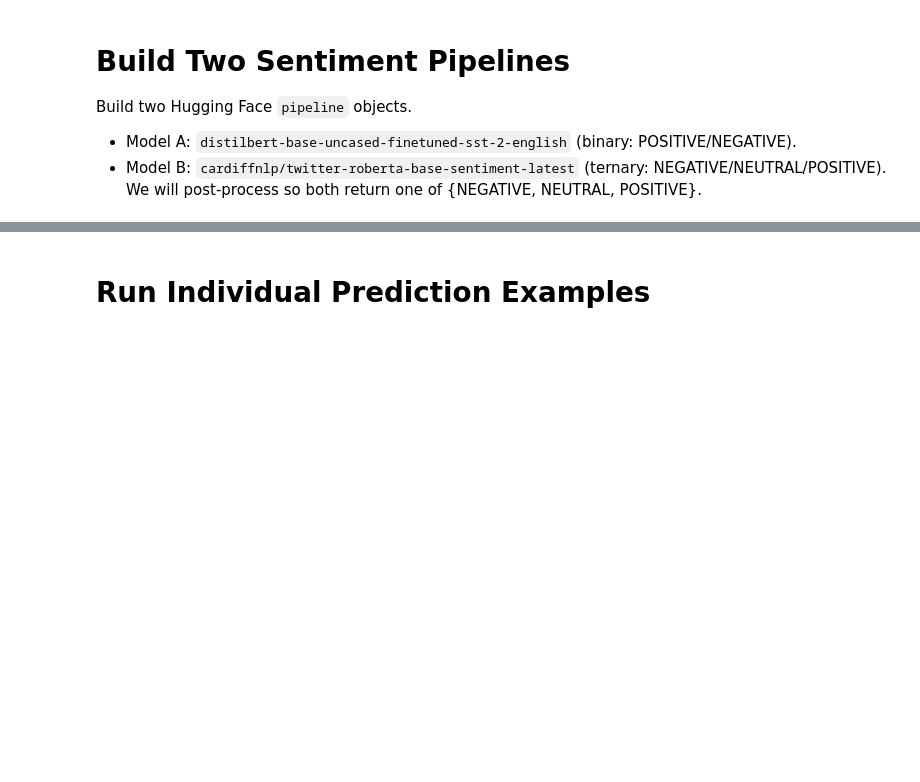
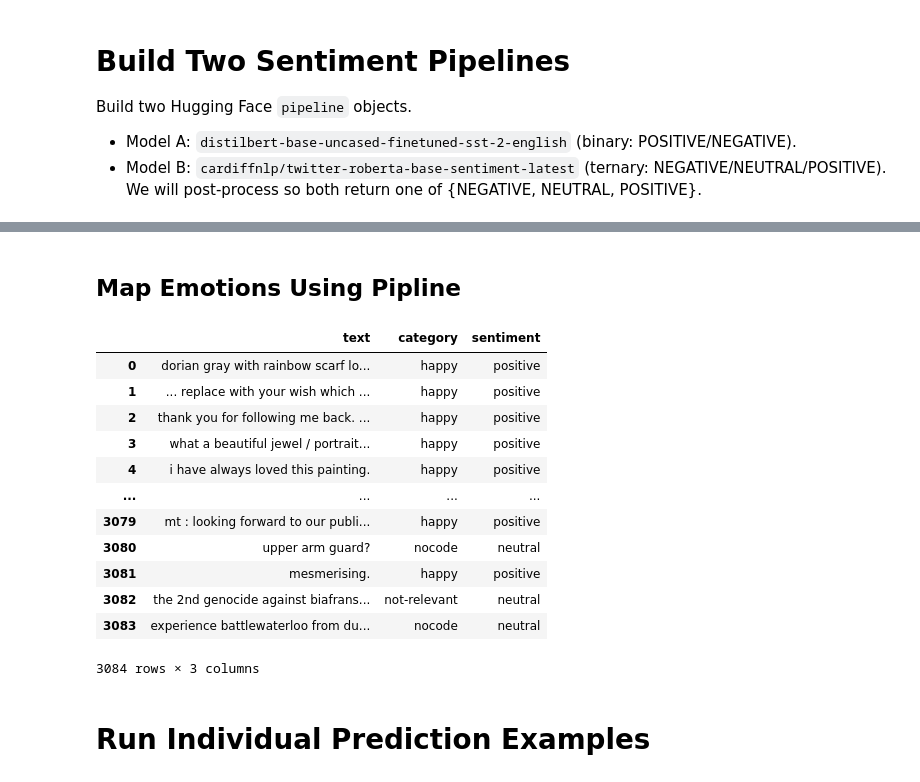
Before and after one commit to Priti0427/Sentiment-analysis-using-Hugging-Face-Transformer, a Jupyter notebook: Sentiment_Analysis.ipynb, the cells around one changed output, grey strips where cells are left out. Drawn from its saved outputs; the diff is of its cells as text; code cells hidden in the pictures; blank space fills up the shorter version.

```diff
--- a/Sentiment_Analysis.ipynb
+++ b/Sentiment_Analysis.ipynb
@@ -174,6 +181,36 @@ Some weights of the model checkpoint at cardiffnlp/twitter-roberta-base-sentimen
 - This IS NOT expected if you are initializing RobertaForSequenceClassification from the checkpoint of a model that you expect to be exactly identical (initializing a BertForSequenceClassification mod ...
 Device set to use cpu
 piplines ready
+# %% [markdown]
+## Map Emotions Using Pipline
+# %%
+# Specify emotion/category values to roBERTa pipe sentiment labels
+emotions_labels = (df_sent['category'].unique())
+map_sentiment = []
+for e in emotions_labels:
+    sent_pred = clf_b(e)[0]['label']
+    map_sentiment.append(sent_pred)
+
+emotion_to_sentiment = dict(zip(emotions_labels, map_sentiment))
+
+# Map emotions to sentiment for dataset
+df_sent['sentiment'] = df_sent['category'].map(emotion_to_sentiment)
+labels = ['negative', 'neutral', 'positive']
+df_sent
+# %% [output]
+|  | text | category | sentiment |
+| 0 | dorian gray with rainbow scarf lo... | happy | positive |
+| 1 | ... replace with your wish which ... | happy | positive |
+| 2 | thank you for following me back. ... | happy | positive |
+| 3 | what a beautiful jewel / portrait... | happy | positive |
+| 4 | i have always loved this painting. | happy | positive |
+| ... | ... | ... | ... |
+| 3079 | mt : looking forward to our publi... | happy | positive |
+| 3080 | upper arm guard? | nocode | neutral |
+| 3081 | mesmerising. | happy | positive |
+| 3082 | the 2nd genocide against biafrans... | not-relevant | neutral |
+| 3083 | experience battlewaterloo from du... | nocode | neutral |
+3084 rows × 3 columns
 # %% [markdown]
 # Run Individual Prediction Examples
 # %%
```
Also changed, not shown: parts of 31 cells of this notebook.
